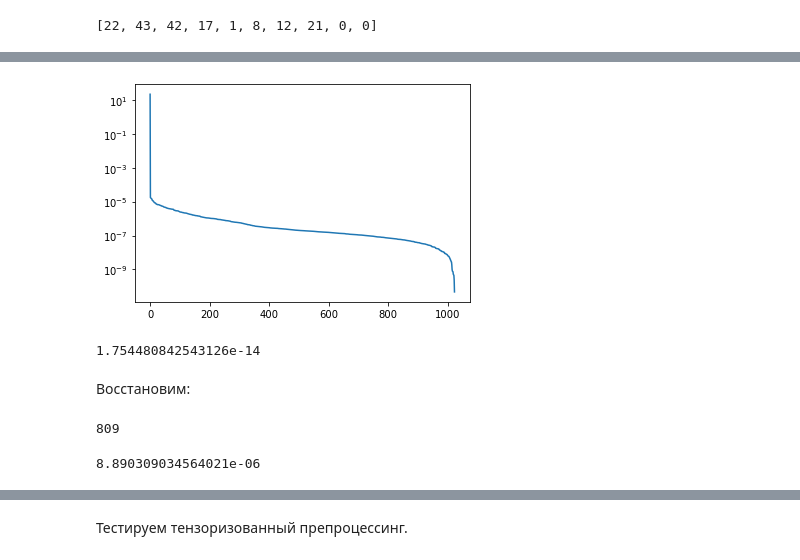
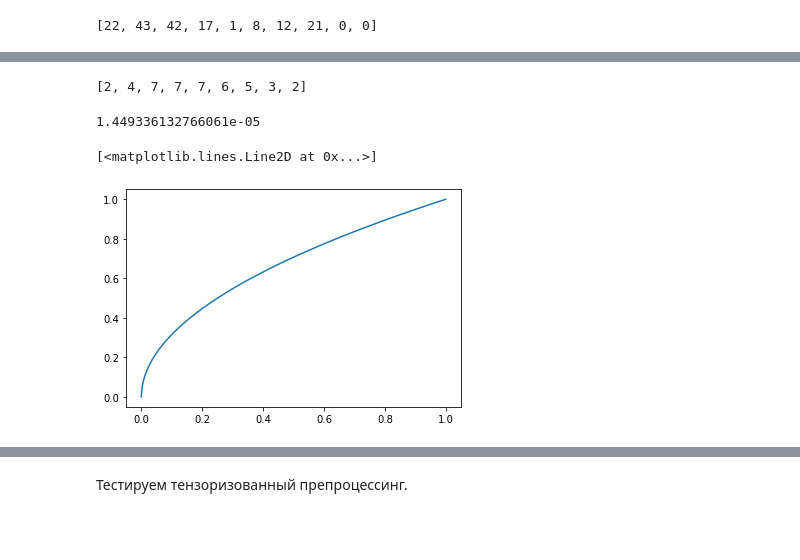
Before and after one commit to d1kolyadin/AMI_diploma, a Jupyter notebook: wtt-rpca-4 (utils test).ipynb, the cells around one changed output, grey strips where cells are left out. Cells and saved outputs as stored; diff of their text form; code cells hidden in the pictures; blank space fills up the shorter version.

```diff
--- a/wtt-rpca-4 (utils test).ipynb
+++ b/wtt-rpca-4 (utils test).ipynb
@@ -65,38 +39,20 @@ wtt_result = utils.wtt_apply_rpca_v3(
 # %%
-plt.plot(np.arange(wtt_result.size), np.flip(np.sort(np.abs(wtt_result))))
-plt.yscale('log')
-plt.show()
+wtt_1 = wrappers.WTTwrapper(1)
+wtt_1.adjust(low_rank, d, modes, eps=1e-6)
+wtt_1.ranks #сравнительно малоранговое
 # %% [output]
-[figure, removed]
+[2, 4, 7, 7, 7, 6, 5, 3, 2]
 # %%
-iwtt_result = utils.iwtt_apply_rpca_v3(
-    wtt_result,
-    d,
-    filters,
-    sparse_parts,
-    modes,
-    ranks
-)
+wtt_result = wtt_1.apply(low_rank)
+np.max(wtt_result[1:])
+# %% [output]
+1.449336132766061e-05
 # %%
-np.linalg.norm(signal - iwtt_result)
+wtt_result[1:] = 0
+iwtt_result = wtt_1.apply_inverse(wtt_result)
+iwtt_result = preproc_1.add_sparse_parts(iwtt_result)
+
+plt.plot(np.linspace(left, right, n), iwtt_result)
 # %% [output]
-1.754480842543126e-14
+[<matplotlib.lines.Line2D at 0x...>]
+[figure, added]
-# %% [markdown]
-Восстановим:
-# %%
-(np.abs(wtt_result) <= 1e-6).sum()
-# %% [output]
-809
-# %%
-wtt_result[np.abs(wtt_result) <= 1e-6] = 0
-iwtt_result = utils.iwtt_apply_rpca_v3(
-    wtt_result,
-    d,
-    filters,
-    sparse_parts,
-    modes,
-    ranks
-)
-print(np.linalg.norm(signal - iwtt_result))
-# %% [output]
-8.890309034564021e-06
```
Also changed, not shown: parts of 30 cells of this notebook, 7 other files.
